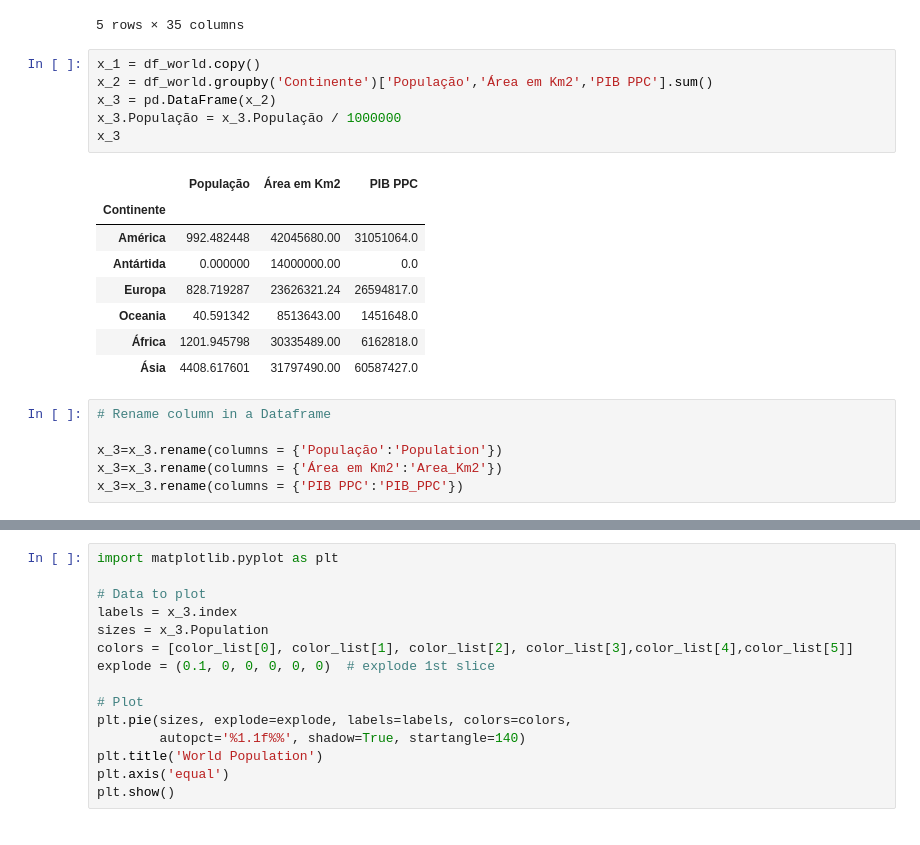
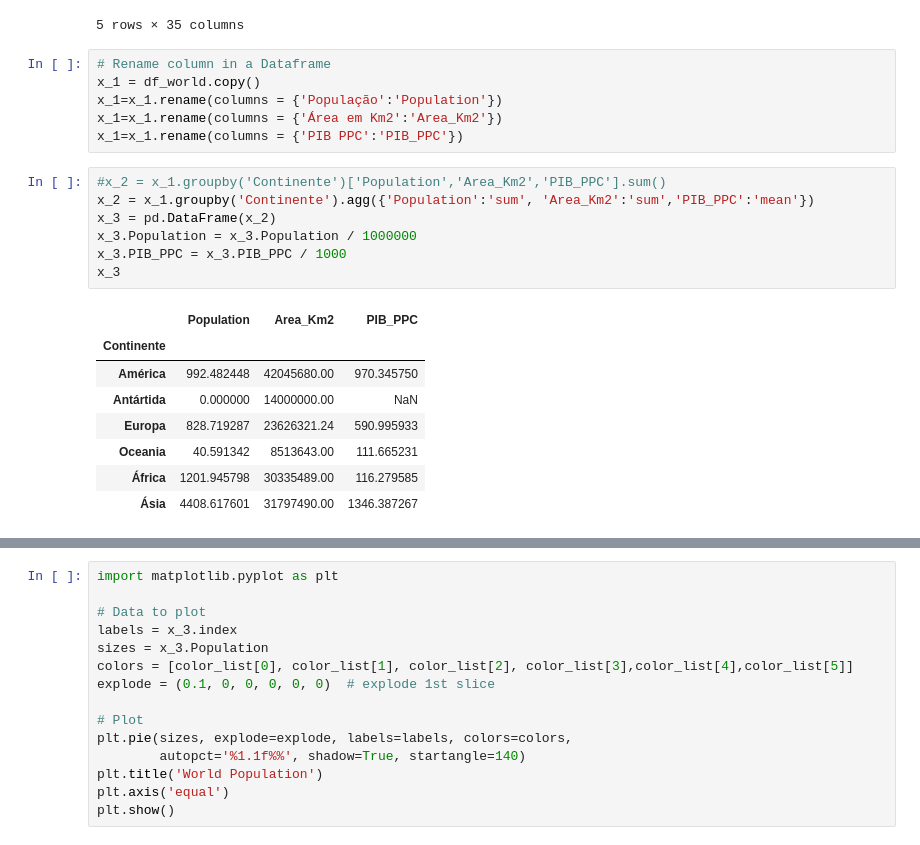
Before and after one commit to MRobalinho/Using_colab_research_Google, a Jupyter notebook: Upload_Local_File.ipynb, the cells around one changed output, grey strips where cells are left out. Cells and saved outputs as stored; diff of their text form.

```diff
--- a/Upload_Local_File.ipynb
+++ b/Upload_Local_File.ipynb
@@ -54,24 +54,25 @@ df_world.head()
 | 3 | África do Sul | 55908000.0 | 1221037.0 | 45.787310 | África | África austral | Pretória | Joanesburgo | ... |
 | 4 | Albânia | 2886026.0 | 28748.0 | 100.390497 | Europa | Europa meridional | Tirana | Tirana | ... |
 5 rows × 35 columns
-# %%
-x_1 = df_world.copy()
-x_2 = df_world.groupby('Continente')['População','Área em Km2','PIB PPC'].sum()
-x_3 = pd.DataFrame(x_2)
-x_3.População = x_3.População / 1000000
-x_3
-# %% [output]
-|  | População | Área em Km2 | PIB PPC |
-| Continente |  |  |  |
-| América | 992.482448 | 42045680.00 | 31051064.0 |
-| Antártida | 0.000000 | 14000000.00 | 0.0 |
-| Europa | 828.719287 | 23626321.24 | 26594817.0 |
-| Oceania | 40.591342 | 8513643.00 | 1451648.0 |
-| África | 1201.945798 | 30335489.00 | 6162818.0 |
-| Ásia | 4408.617601 | 31797490.00 | 60587427.0 |
 # %%
 # Rename column in a Dataframe
-
-x_3=x_3.rename(columns = {'População':'Population'})
-x_3=x_3.rename(columns = {'Área em Km2':'Area_Km2'})
-x_3=x_3.rename(columns = {'PIB PPC':'PIB_PPC'})
+x_1 = df_world.copy()
+x_1=x_1.rename(columns = {'População':'Population'})
+x_1=x_1.rename(columns = {'Área em Km2':'Area_Km2'})
+x_1=x_1.rename(columns = {'PIB PPC':'PIB_PPC'})
+# %%
+#x_2 = x_1.groupby('Continente')['Population','Area_Km2','PIB_PPC'].sum()
+x_2 = x_1.groupby('Continente').agg({'Population':'sum', 'Area_Km2':'sum','PIB_PPC':'mean'})
+x_3 = pd.DataFrame(x_2)
+x_3.Population = x_3.Population / 1000000
+x_3.PIB_PPC = x_3.PIB_PPC / 1000
+x_3
+# %% [output]
+|  | Population | Area_Km2 | PIB_PPC |
+| Continente |  |  |  |
+| América | 992.482448 | 42045680.00 | 970.345750 |
+| Antártida | 0.000000 | 14000000.00 | NaN |
+| Europa | 828.719287 | 23626321.24 | 590.995933 |
+| Oceania | 40.591342 | 8513643.00 | 111.665231 |
+| África | 1201.945798 | 30335489.00 | 116.279585 |
+| Ásia | 4408.617601 | 31797490.00 | 1346.387267 |
```
Also changed, not shown: parts of 5 cells of this notebook.
